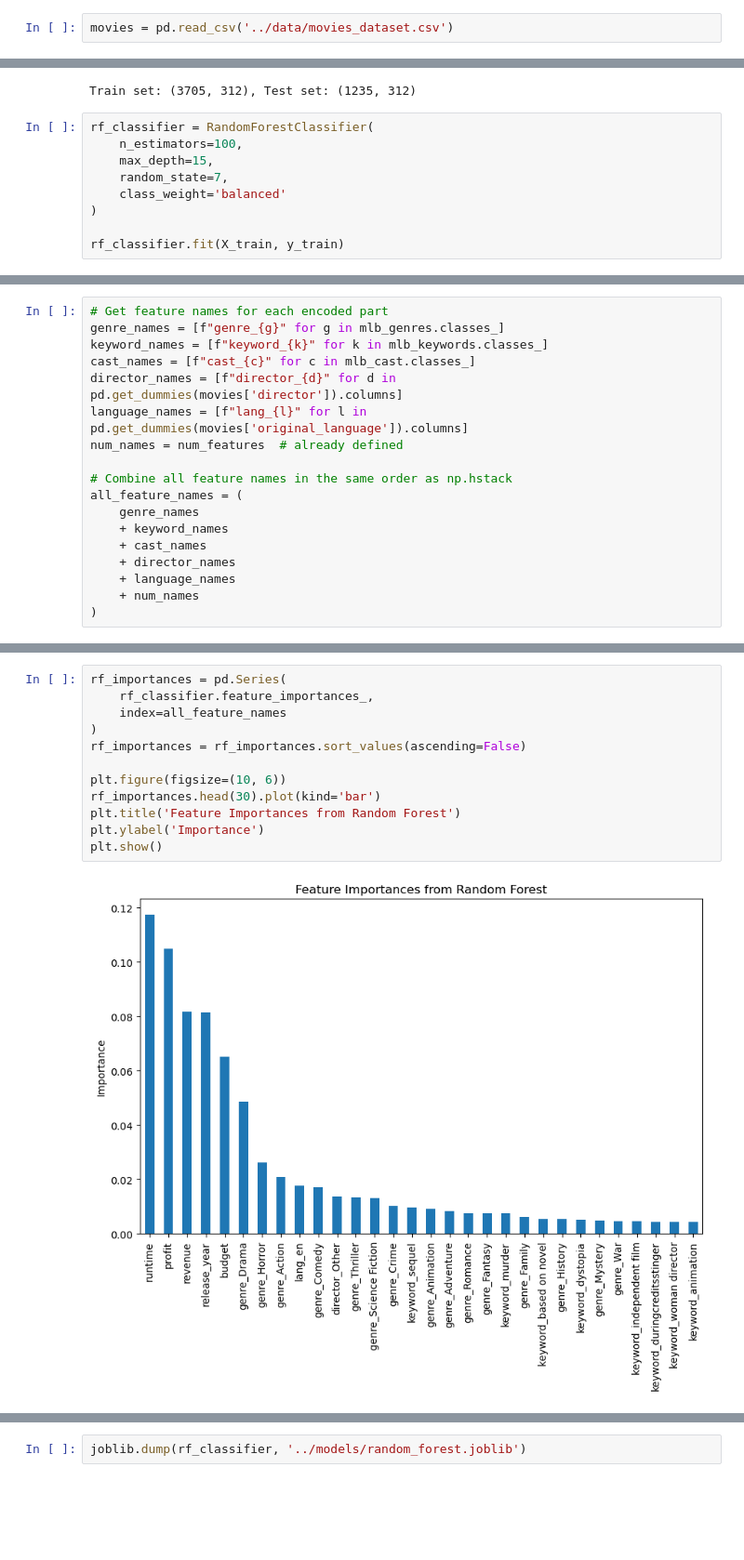
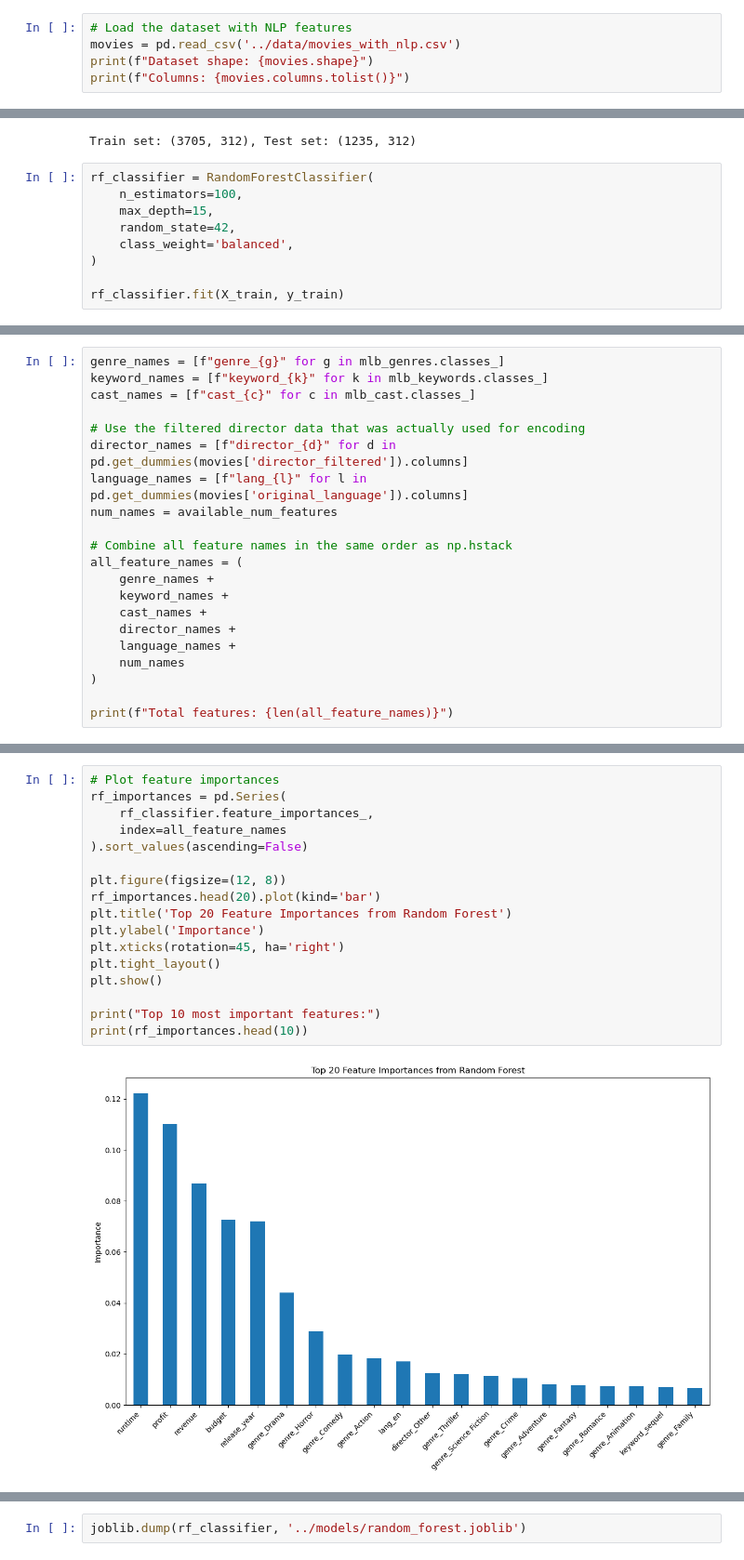
Before and after one commit to Hunkstaban/BIExamProject, a Jupyter notebook: workbooks/random-forest.ipynb, the cells around one changed output, grey strips where cells are left out. Shown: that part at 93% size. Saved outputs shown, nothing was run; the diff lists cells and outputs as text; blank space fills up the shorter version.

Commit message:
Updated random_forest model to use final dataset so it can work with my app

```diff
--- a/workbooks/random-forest.ipynb
+++ b/workbooks/random-forest.ipynb
@@ -14,4 +14,7 @@ import pickle
 import joblib
 import seaborn as sns
 # %%
-movies = pd.read_csv('../data/movies_dataset.csv')
+# Load the dataset with NLP features
+movies = pd.read_csv('../data/movies_with_nlp.csv')
+print(f"Dataset shape: {movies.shape}")
+print(f"Columns: {movies.columns.tolist()}")
@@ -111,8 +163,8 @@ Train set: (3705, 312), Test set: (1235, 312)
 rf_classifier = RandomForestClassifier(
     n_estimators=100,
     max_depth=15,
-    random_state=7,
-    class_weight='balanced'
+    random_state=42,
+    class_weight='balanced',
 )
 
 rf_classifier.fit(X_train, y_train)
@@ -161,18 +215,21 @@ Random Forest Mean CV accuracy: 0.6658
 # %%
-# Get feature names for each encoded part
 genre_names = [f"genre_{g}" for g in mlb_genres.classes_]
 keyword_names = [f"keyword_{k}" for k in mlb_keywords.classes_]
 cast_names = [f"cast_{c}" for c in mlb_cast.classes_]
-director_names = [f"director_{d}" for d in pd.get_dummies(movies['director']).columns]
+
+# Use the filtered director data that was actually used for encoding
+director_names = [f"director_{d}" for d in pd.get_dummies(movies['director_filtered']).columns]
 language_names = [f"lang_{l}" for l in pd.get_dummies(movies['original_language']).columns]
-num_names = num_features  # already defined
+num_names = available_num_features
 
 # Combine all feature names in the same order as np.hstack
 all_feature_names = (
-    genre_names
-    + keyword_names
-    + cast_names
-    + director_names
-    + language_names
-    + num_names
+    genre_names +
+    keyword_names +
+    cast_names +
+    director_names +
+    language_names +
+    num_names
 )
+
+print(f"Total features: {len(all_feature_names)}")
@@ -179,14 +238,19 @@ all_feature_names = (
 # %%
+# Plot feature importances
 rf_importances = pd.Series(
     rf_classifier.feature_importances_,
     index=all_feature_names
-)
-rf_importances = rf_importances.sort_values(ascending=False)
+).sort_values(ascending=False)
 
-plt.figure(figsize=(10, 6))
-rf_importances.head(30).plot(kind='bar')
-plt.title('Feature Importances from Random Forest')
+plt.figure(figsize=(12, 8))
+rf_importances.head(20).plot(kind='bar')
+plt.title('Top 20 Feature Importances from Random Forest')
 plt.ylabel('Importance')
+plt.xticks(rotation=45, ha='right')
+plt.tight_layout()
 plt.show()
+
+print("Top 10 most important features:")
+print(rf_importances.head(10))
 # %% [output]
-[figure, old version]
+[figure, new version]
```
Also changed, not shown: parts of 16 cells of this notebook, 2 other files.
